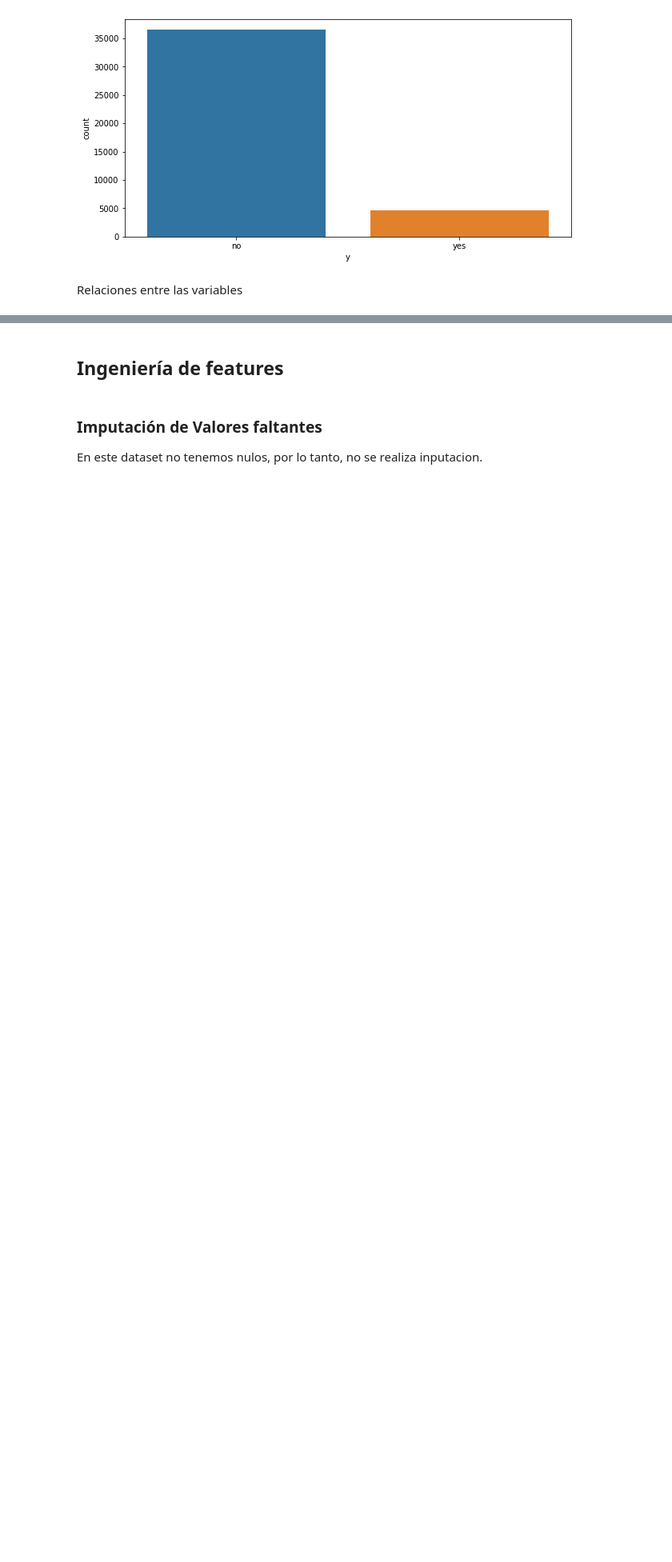
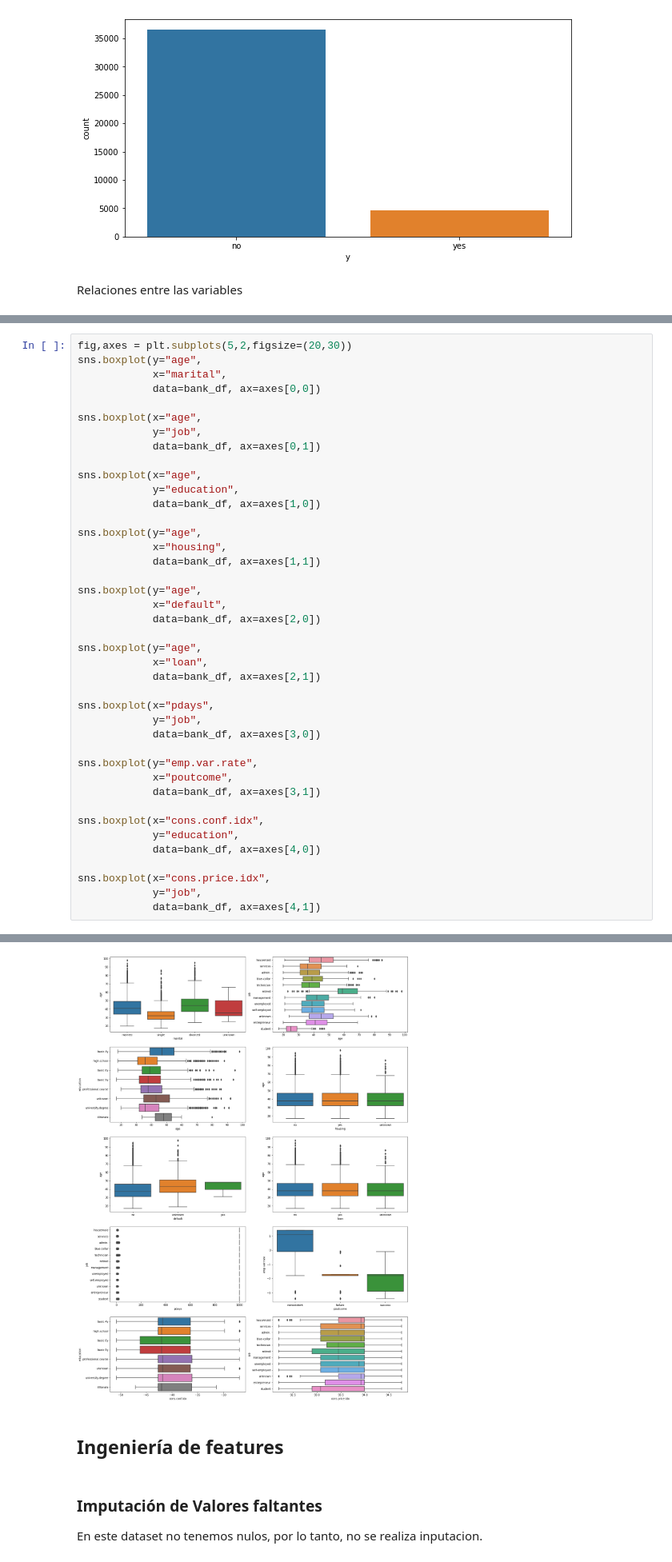
Before and after one commit to freddy120/ML1_CEIA_TP, a Jupyter notebook: TP_CEIA_ML.ipynb, the cells around one changed output, grey strips where cells are left out. Shown at 80% size. Saved outputs shown, nothing was run; the diff lists cells and outputs as text; blank space fills up the shorter version.

```diff
--- a/TP_CEIA_ML.ipynb
+++ b/TP_CEIA_ML.ipynb
@@ -343,0 +357,42 @@ sns.boxplot(y="age",
+# %%
+fig,axes = plt.subplots(5,2,figsize=(20,30))
+sns.boxplot(y="age",
+            x="marital",
+            data=bank_df, ax=axes[0,0])
+
+sns.boxplot(x="age",
+            y="job",
+            data=bank_df, ax=axes[0,1])
+
+sns.boxplot(x="age",
+            y="education",
+            data=bank_df, ax=axes[1,0])
+
+sns.boxplot(y="age",
+            x="housing",
+            data=bank_df, ax=axes[1,1])
+
+sns.boxplot(y="age",
+            x="default",
+            data=bank_df, ax=axes[2,0])
+
+sns.boxplot(y="age",
+            x="loan",
+            data=bank_df, ax=axes[2,1])
+
+sns.boxplot(x="pdays",
+            y="job",
+            data=bank_df, ax=axes[3,0])
+
+sns.boxplot(y="emp.var.rate",
+            x="poutcome",
+            data=bank_df, ax=axes[3,1])
+
+sns.boxplot(x="cons.conf.idx",
+            y="education",
+            data=bank_df, ax=axes[4,0])
+
+sns.boxplot(x="cons.price.idx",
+            y="job",
+            data=bank_df, ax=axes[4,1])
+# %% [output]
@@ -344,3 +400,4 @@ sns.boxplot(y="age",
+[figure, added]
 # %% [markdown]
 ## Ingeniería de features
 # %% [markdown]
```
Also changed, not shown: parts of 19 cells of this notebook.
